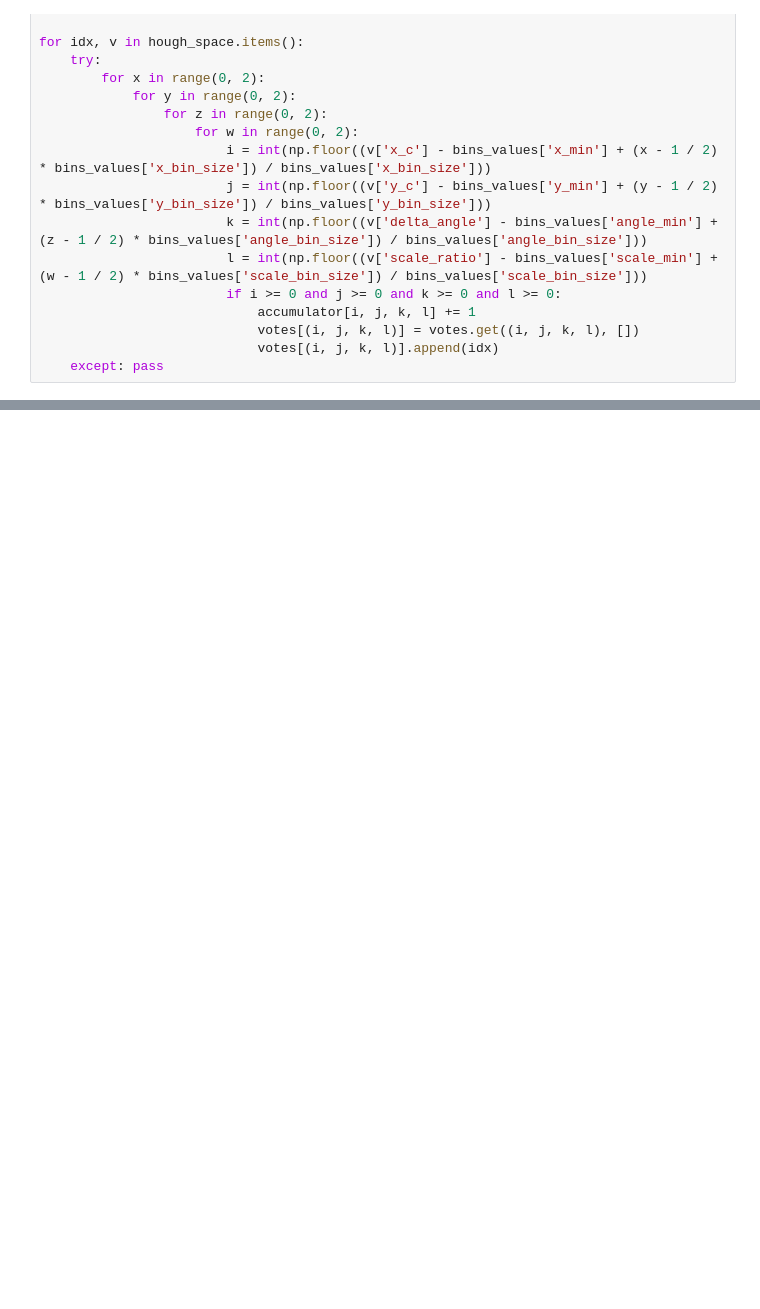
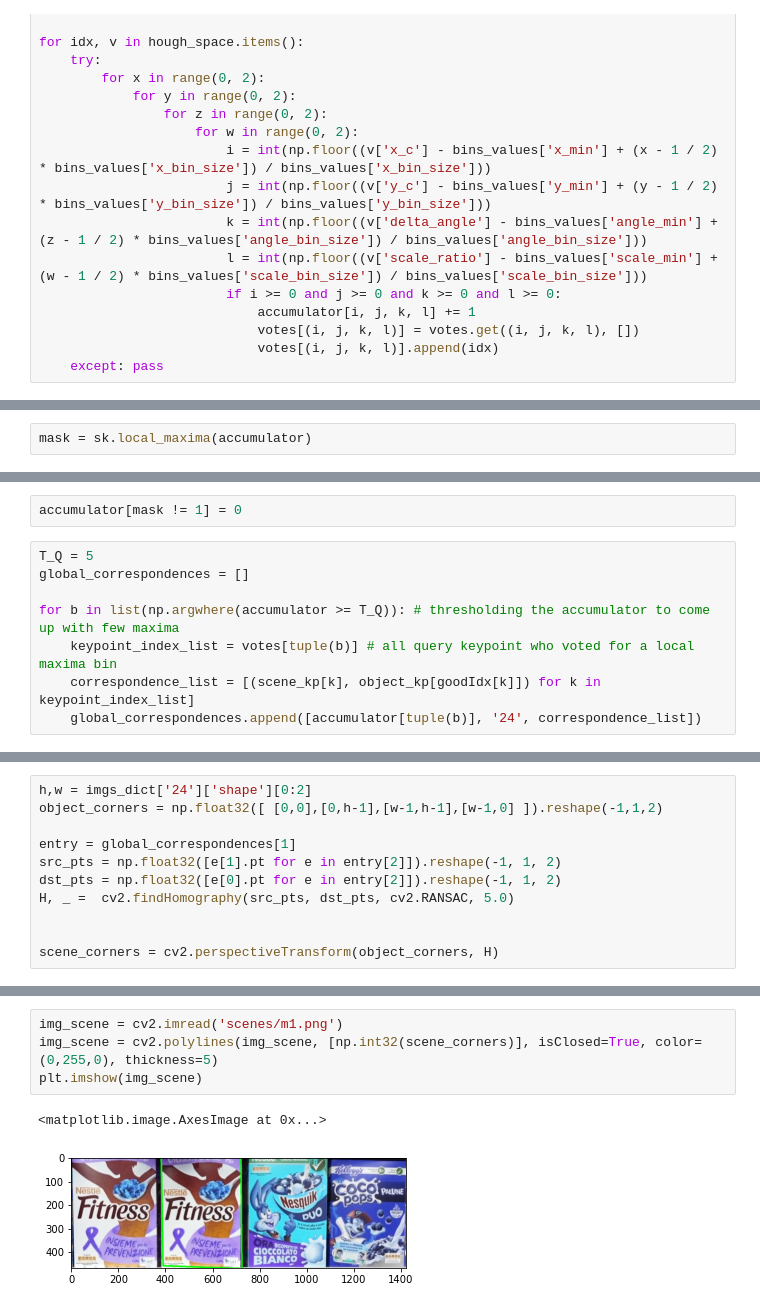
Before and after one commit to lecl10664/projet_computerVision, a Jupyter notebook: Step B.ipynb, the cells around one changed output, grey strips where cells are left out. Saved outputs shown, nothing was run; the diff lists cells and outputs as text; blank space fills up the shorter version.

```diff
--- a/Step B.ipynb
+++ b/Step B.ipynb
@@ -389,0 +408,2 @@ ModuleNotFoundError: No module named 'skimage'
+# %%
+mask = sk.local_maxima(accumulator)
@@ -389,0 +414,10 @@ ModuleNotFoundError: No module named 'skimage'
+# %%
+accumulator[mask != 1] = 0
+# %%
+T_Q = 5
+global_correspondences = []
+
+for b in list(np.argwhere(accumulator >= T_Q)): # thresholding the accumulator to come up with few maxima
+    keypoint_index_list = votes[tuple(b)] # all query keypoint who voted for a local maxima bin
+    correspondence_list = [(scene_kp[k], object_kp[goodIdx[k]]) for k in keypoint_index_list]
+    global_correspondences.append([accumulator[tuple(b)], '24', correspondence_list])
@@ -389,0 +452,11 @@ ModuleNotFoundError: No module named 'skimage'
+# %%
+h,w = imgs_dict['24']['shape'][0:2]
+object_corners = np.float32([ [0,0],[0,h-1],[w-1,h-1],[w-1,0] ]).reshape(-1,1,2)
+
+entry = global_correspondences[1]
+src_pts = np.float32([e[1].pt for e in entry[2]]).reshape(-1, 1, 2)
+dst_pts = np.float32([e[0].pt for e in entry[2]]).reshape(-1, 1, 2)
+H, _ =  cv2.findHomography(src_pts, dst_pts, cv2.RANSAC, 5.0)
+
+
+scene_corners = cv2.perspectiveTransform(object_corners, H)
@@ -389,0 +486,7 @@ ModuleNotFoundError: No module named 'skimage'
+# %%
+img_scene = cv2.imread('scenes/m1.png')
+img_scene = cv2.polylines(img_scene, [np.int32(scene_corners)], isClosed=True, color=(0,255,0), thickness=5)
+plt.imshow(img_scene)
+# %% [output]
+<matplotlib.image.AxesImage at 0x...>
+[figure, added]
```
Also changed, not shown: parts of 18 cells of this notebook.
